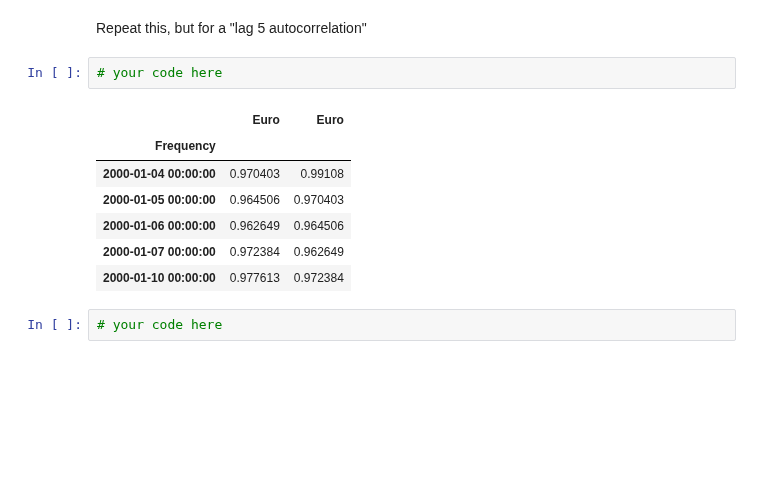
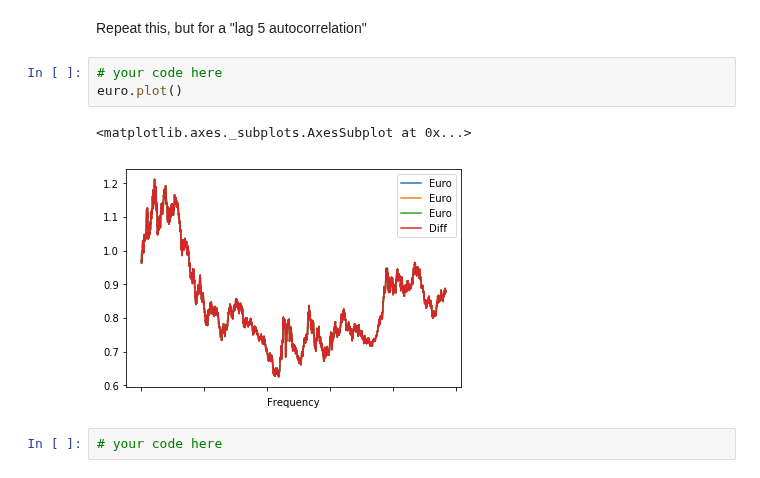
Before and after one commit to justinlee3/dsc-enterprise-hsbc-autocorrelation-in-time-series-lab-hsbc-ds-081319, a Jupyter notebook: index.ipynb, the cells around one changed output. Drawn from its saved outputs; the diff is of its cells as text; blank space fills up the shorter version.

```diff
--- a/index.ipynb
+++ b/index.ipynb
@@ -97,14 +97,10 @@ euro = pd.concat([euro, euro_shift], axis = 1)
 Repeat this, but for a "lag 5 autocorrelation"
 # %%
 # your code here
+euro.plot()
 # %% [output]
-|  | Euro | Euro |
-| Frequency |  |  |
-| 2000-01-04 00:00:00 | 0.970403 | 0.99108 |
-| 2000-01-05 00:00:00 | 0.964506 | 0.970403 |
-| 2000-01-06 00:00:00 | 0.962649 | 0.964506 |
-| 2000-01-07 00:00:00 | 0.972384 | 0.962649 |
-| 2000-01-10 00:00:00 | 0.977613 | 0.972384 |
+<matplotlib.axes._subplots.AxesSubplot at 0x...>
+[figure, added]
 # %%
 # your code here
 # %% [markdown]
```
